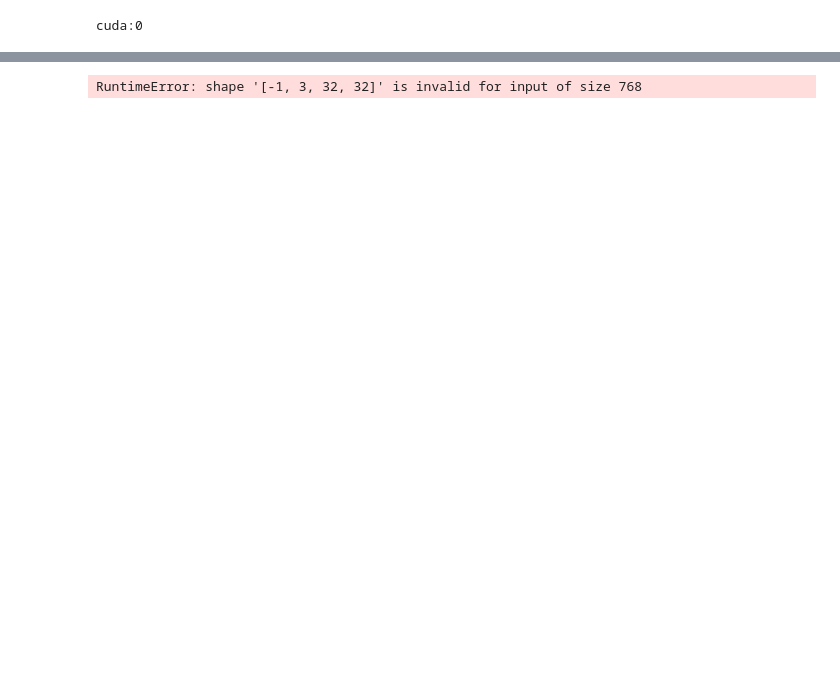
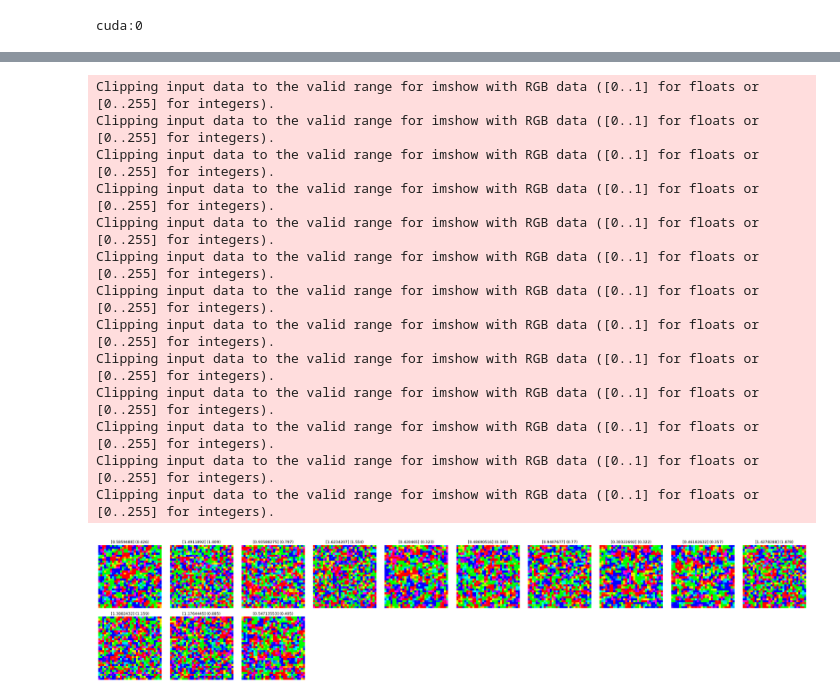
Before and after one commit to tw-hu/IsingML, a Jupyter notebook: pytorch.ipynb, the cells around one changed output, grey strips where cells are left out. Cells and saved outputs as stored; diff of their text form; code cells hidden in the pictures; blank space fills up the shorter version.

Commit message:
fixed model

```diff
--- a/pytorch.ipynb
+++ b/pytorch.ipynb
@@ -234,10 +200,12 @@ def train(epoch, model):
         target = target.view(-1,1)
         optimizer.zero_grad()
         output = model(data)
+        #print("OUTPUT: ",output, "\nTARGET: ", target,"\n\n")
         #print("output",output)
-        loss = sigmoidLoss(output, target)
-        #loss = F.mse_loss(output, target)
-        loss.backward()
+        #loss = sigmoidLoss(output, target)
+        loss = F.mse_loss(output, target)
+        #print(loss)
+        loss.sum().backward()
         optimizer.step()
 
         if batch_idx % 100 == 0:
@@ -257,8 +225,8 @@ def test(model):
         target = target.to(torch.float32)
         target = target.view(-1,1)
         output = model(data)
-        test_loss += sigmoidLoss(output, target).item()
-        #test_loss += F.mse_loss(output, target, reduction='sum').item() # sum up batch loss
+        #test_loss += sigmoidLoss(output, target).item()
+        test_loss += F.mse_loss(output, target, reduction='sum').item() # sum up batch loss
         pred = output.data.max(1, keepdim=True)[1] # get the index of the max log-probability
         correct += pred.eq(target.data.view_as(pred)).cpu().sum().item()
 
@@ -270,16 +238,16 @@ def test(model):
         test_loss, correct, len(load_test_dataset().dataset),
         accuracy))
 # %%
-# Training settings
+# Training settings CNN
 n_features = 16 # number of feature maps
 print(input_size, output_size)
 model_cnn = CNN(input_size, n_features, output_size)
 model_cnn.to(device)
-optimizer = optim.Adadelta(model_cnn.parameters(), lr=0.00001)
+optimizer = optim.Adadelta(model_cnn.parameters(), lr=0.001)
 print('Number of parameters: {}'.format(get_n_params(model_cnn)))
 
 print(model_cnn)
-for epoch in range(0, 5):
+for epoch in range(0, 2000):
     train(epoch, model_cnn)
     test(model_cnn)
 # %% [output]
@@ -303,37 +302,54 @@ Test set: Average loss: 957.9870, Accuracy: 0/398 (0%)
 # %%
-categories = ['.001', '.005', '.01', '.05', '.1', '.5', '1', '5']
+#categories = ['.001', '.005', '.01', '.05', '.1', '.5', '1', '5']
 
 def show_predictions(rows=10, columns = 10):
     y_pred = []
     y_true = []
     x = []
     maxtoshow = rows * columns
 
     i = 0
     for data, target in load_test_dataset():
         if i>=maxtoshow:
             break
         data, target = data.to(device), target.to(device)
         output = model_cnn(data)
+        #print(f'Predicted: {output[0]} \nActual: {target[0]} \nDifference: {np.abs(output.data.cpu().numpy()[0] - target.data.cpu().numpy()[0])}')
+        #print(output[0])
         pred = output.data.max(1, keepdim=True)[1] # get the index of the max log-probability
+        #print(pred[0])
+        #print(target[0])
         x.append(data.view(-1,3,32,32)[0].permute(1, 2, 0).cpu())
-        y_pred.append(pred)
-        y_true.append(target)
+        y_pred.append(output.data.cpu().numpy())
+        y_true.append(target.data.cpu().numpy())
         i = i + 1
 
 
     ii = 0
     plt.figure(figsize=(32, 32))
     for i in range(len(x)):
         if ii>=maxtoshow:
             break
         plt.subplot(rows, columns, ii+1)
         plt.axis('off')
         plt.imshow(x[i].numpy())
-        plt.title("%s (%s)" % (categories[y_pred[i][0]], categories[y_true[i][0]]))
+        plt.title("%s (%s)" % (y_pred[i][0], y_true[i][0]))
         ii = ii + 1
     plt.tight_layout()
 
 show_predictions()
 # %% [output]
-RuntimeError: shape '[-1, 3, 32, 32]' is invalid for input of size 768
+Clipping input data to the valid range for imshow with RGB data ([0..1] for floats or [0..255] for integers).
+Clipping input data to the valid range for imshow with RGB data ([0..1] for floats or [0..255] for integers).
+Clipping input data to the valid range for imshow with RGB data ([0..1] for floats or [0..255] for integers).
+Clipping input data to the valid range for imshow with RGB data ([0..1] for floats or [0..255] for integers).
+Clipping input data to the valid range for imshow with RGB data ([0..1] for floats or [0..255] for integers).
+Clipping input data to the valid range for imshow with RGB data ([0..1] for floats or [0..255] for integers).
+Clipping input data to the valid range for imshow with RGB data ([0..1] for floats or [0..255] for integers).
+Clipping input data to the valid range for imshow with RGB data ([0..1] for floats or [0..255] for integers).
+Clipping input data to the valid range for imshow with RGB data ([0..1] for floats or [0..255] for integers).
+Clipping input data to the valid range for imshow with RGB data ([0..1] for floats or [0..255] for integers).
+Clipping input data to the valid range for imshow with RGB data ([0..1] for floats or [0..255] for integers).
+Clipping input data to the valid range for imshow with RGB data ([0..1] for floats or [0..255] for integers).
+Clipping input data to the valid range for imshow with RGB data ([0..1] for floats or [0..255] for integers).
+[figure, added]
```
Also changed, not shown: parts of 14 cells of this notebook, 1 other file.
